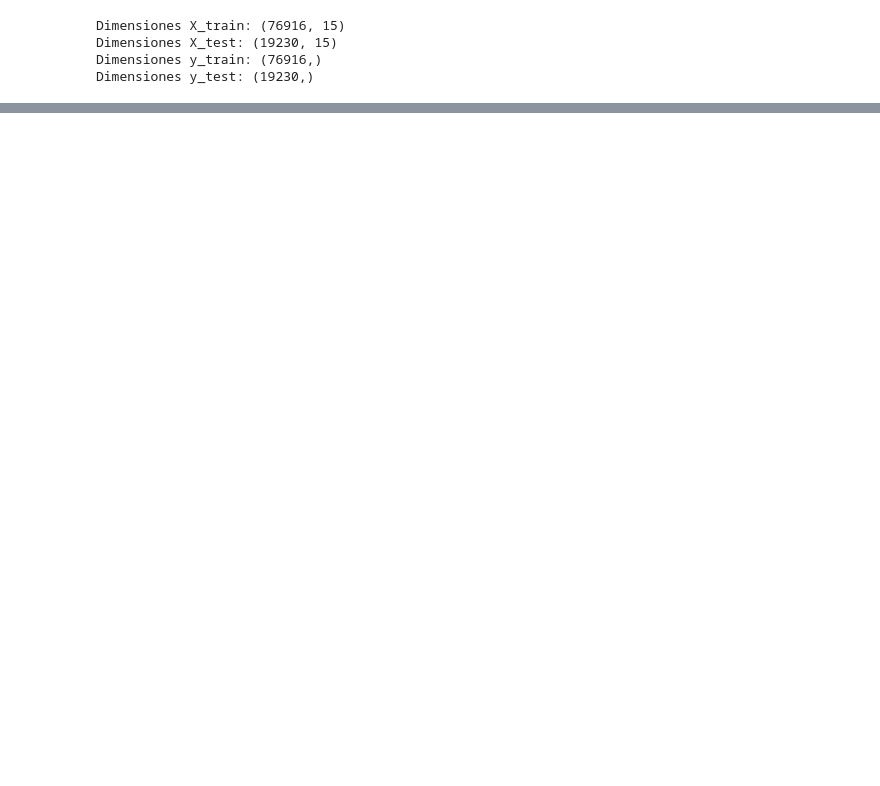
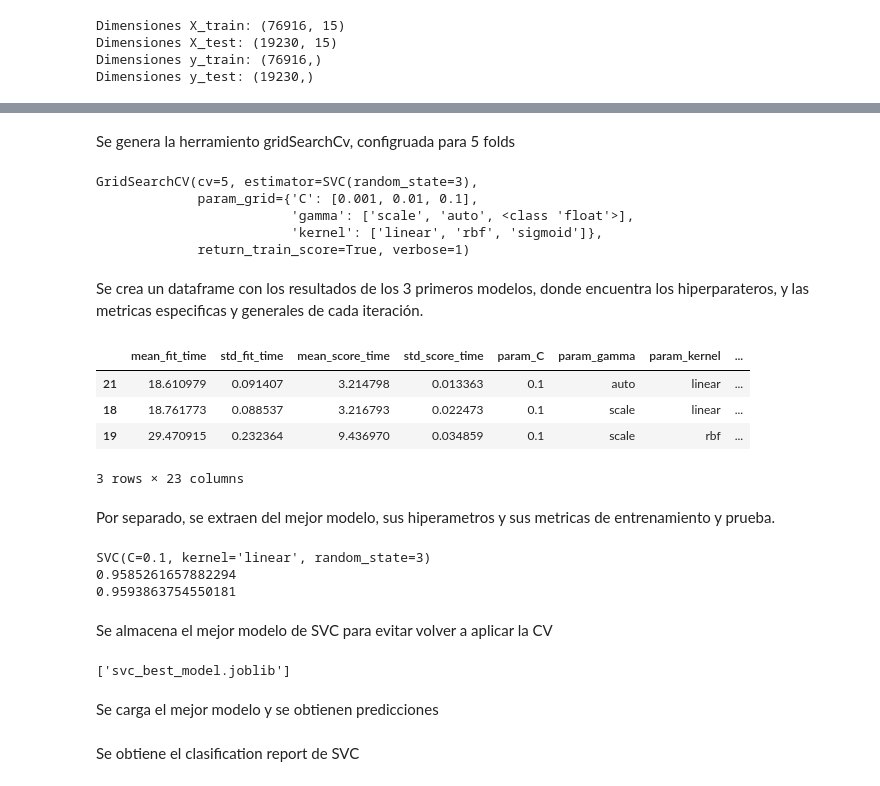
Before and after one commit to ricartorres/InsuficienciaC, a Jupyter notebook: scripts/training/training.ipynb, the cells around one changed output, grey strips where cells are left out. Drawn from its saved outputs; the diff is of its cells as text; code cells hidden in the pictures; blank space fills up the shorter version.

Commit message:
Se corrigen y agregan nuevas lineas de codigo de LR Y SVC

```diff
--- a/scripts/training/training.ipynb
+++ b/scripts/training/training.ipynb
@@ -23,6 +54,6 @@ Dimensiones y_test: (19230,)
 # %%
 param_grid = {
-    'penalty': ['l1', 'l2', 'none'],
-    'solver': ['lbfgs', 'liblinear'],
-    'max_iter': [100, 200, 300, 400, 500],
+    'penalty': ['l2', None],
+    'solver': ['lbfgs'],
+    'max_iter': [100, 200, 400, 800],
 }
@@ -29,6 +62,8 @@ param_grid = {
 # %%
-grid_clf = GridSearchCV(LogisticRegression(random_state=3),
+grid_lg = GridSearchCV(LogisticRegression(random_state=3,),
+                   param_grid=param_grid,
                    verbose=1,
-                   return_train_score=True
+                   return_train_score=True,
+                   cv = 5
                    )
-grid_clf.fit(X_train, y_train)
+grid_lg.fit(X_train, y_train)
@@ -60,0 +135,51 @@ plt.show()
+# %%
+param_grid_svc = {
+    'kernel': ['linear','rbf', 'sigmoid'],
+    'C': [0.001 ,0.01, 0.1],
+    'gamma': ['scale', 'auto', float]
+}
+# %% [markdown]
+Se genera la herramiento gridSearchCv, configruada para 5 folds
+# %%
+grid_svc = GridSearchCV(SVC(random_state=3),
+                   param_grid=param_grid_svc,
+                   verbose=1,
+                   return_train_score=True,
+                   cv = 5
+                   )
+grid_svc.fit(X_train, y_train)
+# %% [output]
+GridSearchCV(cv=5, estimator=SVC(random_state=3),
+             param_grid={'C': [0.001, 0.01, 0.1],
+                         'gamma': ['scale', 'auto', <class 'float'>],
+                         'kernel': ['linear', 'rbf', 'sigmoid']},
+             return_train_score=True, verbose=1)
+# %% [markdown]
+Se crea un dataframe con los resultados de los 3 primeros modelos, donde encuentra los hiperparateros, y las metricas especificas y generales de cada iteración.
+# %%
+pd.DataFrame(grid_svc.cv_results_).sort_values(by='rank_test_score', ascending=True).head(3)
+# %% [output]
+|  | mean_fit_time | std_fit_time | mean_score_time | std_score_time | param_C | param_gamma | param_kernel | ... |
+| 21 | 18.610979 | 0.091407 | 3.214798 | 0.013363 | 0.1 | auto | linear | ... |
+| 18 | 18.761773 | 0.088537 | 3.216793 | 0.022473 | 0.1 | scale | linear | ... |
+| 19 | 29.470915 | 0.232364 | 9.436970 | 0.034859 | 0.1 | scale | rbf | ... |
+3 rows × 23 columns
+# %% [markdown]
+Por separado, se extraen del mejor modelo, sus hiperametros y sus metricas de entrenamiento y prueba.
+# %%
+print(grid_svc.best_estimator_)
+print(grid_svc.best_score_)
+print(grid_svc.score(X_test, y_test))
+# %% [output]
+SVC(C=0.1, kernel='linear', random_state=3)
+0.9585261657882294
+0.9593863754550181
+# %% [markdown]
+Se almacena el mejor modelo de SVC para evitar volver a aplicar la CV
+# %%
+svc_bm = grid_svc.best_estimator_
+joblib.dump(svc_bm, 'svc_best_model.joblib')
+# %% [output]
+['svc_best_model.joblib']
+# %% [markdown]
+Se carga el mejor modelo y se obtienen predicciones
@@ -60,0 +189,2 @@ plt.show()
+# %% [markdown]
+Se obtiene el clasification report de SVC
```
Also changed, not shown: parts of 33 cells of this notebook.
